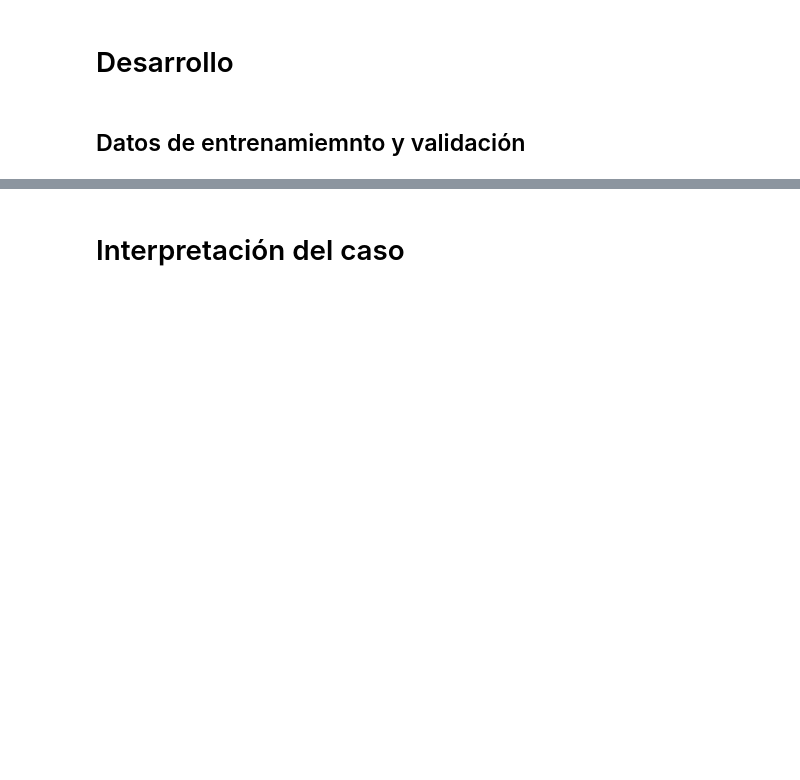
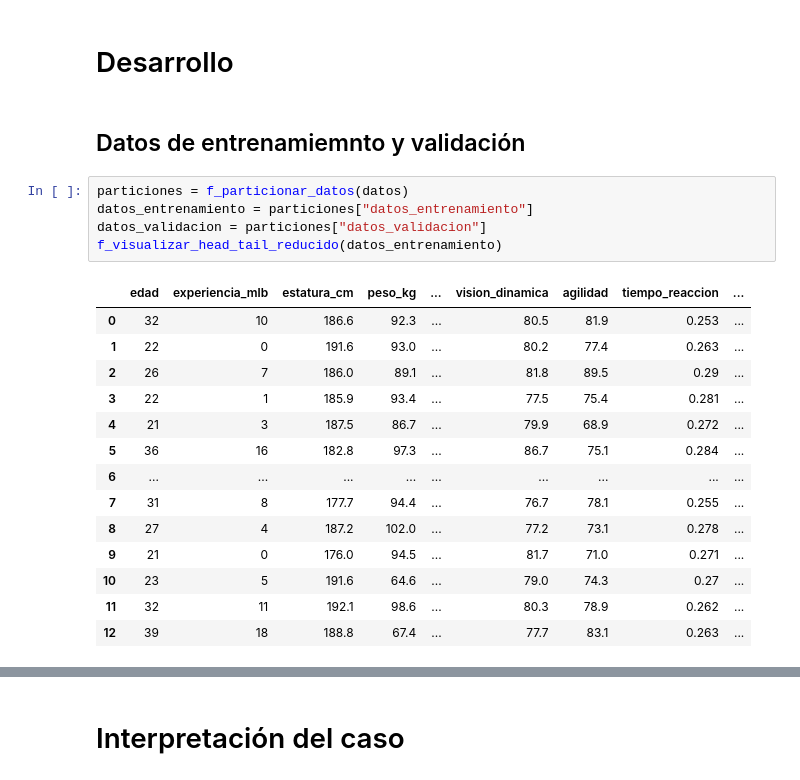
Before and after one commit to rpizarrog/Libro-Aprendizaje-Automatico.-Casos-de-Estudio-con-R-y-Python, a Jupyter notebook: Python NoteBooks/Caso_de_estudio_arboles_de_regresiOn_y_bosques_aleatorios_PCT_BATEO.ipynb, the cells around one changed output, grey strips where cells are left out. Cells and saved outputs as stored; diff of their text form; blank space fills up the shorter version.

```diff
--- a/Python NoteBooks/Caso_de_estudio_arboles_de_regresiOn_y_bosques_aleatorios_PCT_BATEO.ipynb
+++ b/Python NoteBooks/Caso_de_estudio_arboles_de_regresiOn_y_bosques_aleatorios_PCT_BATEO.ipynb
@@ -2237,3 +2674,23 @@ f_describir_datos(datos)
 # Desarrollo
 # %% [markdown]
 ## Datos de entrenamiemnto y validación
+# %%
+particiones = f_particionar_datos(datos)
+datos_entrenamiento = particiones["datos_entrenamiento"]
+datos_validacion = particiones["datos_validacion"]
+f_visualizar_head_tail_reducido(datos_entrenamiento)
+# %% [output]
+|  | edad | experiencia_mlb | estatura_cm | peso_kg | ... | vision_dinamica | agilidad | tiempo_reaccion | ... |
+| 0 | 32 | 10 | 186.6 | 92.3 | ... | 80.5 | 81.9 | 0.253 | ... |
+| 1 | 22 | 0 | 191.6 | 93.0 | ... | 80.2 | 77.4 | 0.263 | ... |
+| 2 | 26 | 7 | 186.0 | 89.1 | ... | 81.8 | 89.5 | 0.29 | ... |
+| 3 | 22 | 1 | 185.9 | 93.4 | ... | 77.5 | 75.4 | 0.281 | ... |
+| 4 | 21 | 3 | 187.5 | 86.7 | ... | 79.9 | 68.9 | 0.272 | ... |
+| 5 | 36 | 16 | 182.8 | 97.3 | ... | 86.7 | 75.1 | 0.284 | ... |
+| 6 | ... | ... | ... | ... | ... | ... | ... | ... | ... |
+| 7 | 31 | 8 | 177.7 | 94.4 | ... | 76.7 | 78.1 | 0.255 | ... |
+| 8 | 27 | 4 | 187.2 | 102.0 | ... | 77.2 | 73.1 | 0.278 | ... |
+| 9 | 21 | 0 | 176.0 | 94.5 | ... | 81.7 | 71.0 | 0.271 | ... |
+| 10 | 23 | 5 | 191.6 | 64.6 | ... | 79.0 | 74.3 | 0.27 | ... |
+| 11 | 32 | 11 | 192.1 | 98.6 | ... | 80.3 | 78.9 | 0.262 | ... |
+| 12 | 39 | 18 | 188.8 | 67.4 | ... | 77.7 | 83.1 | 0.263 | ... |
```
Also changed, not shown: parts of 27 cells of this notebook.
